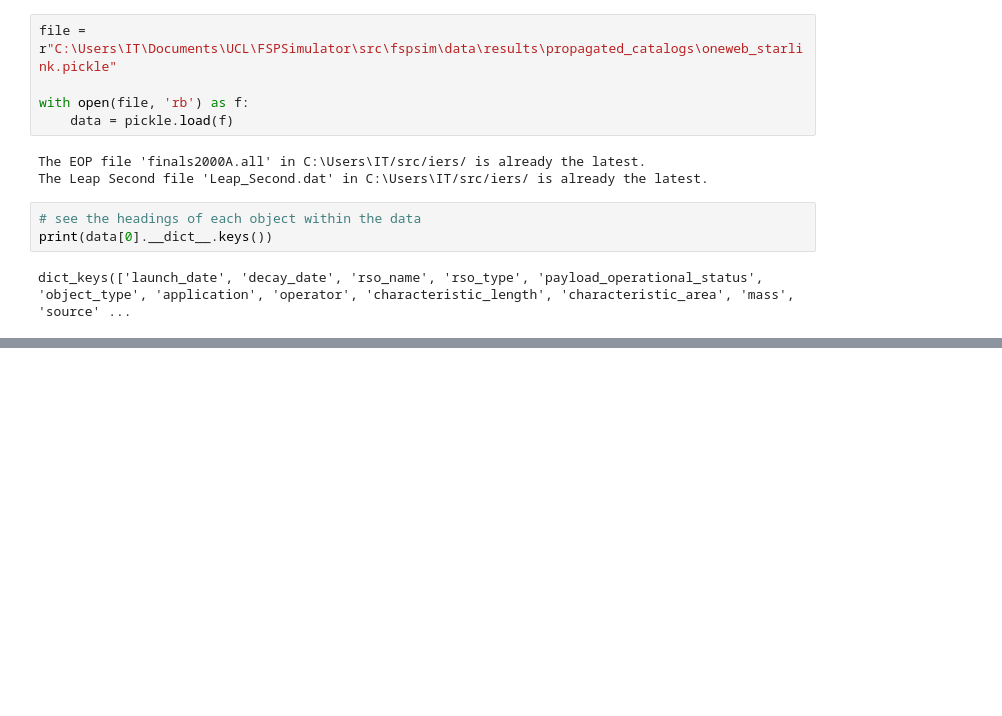
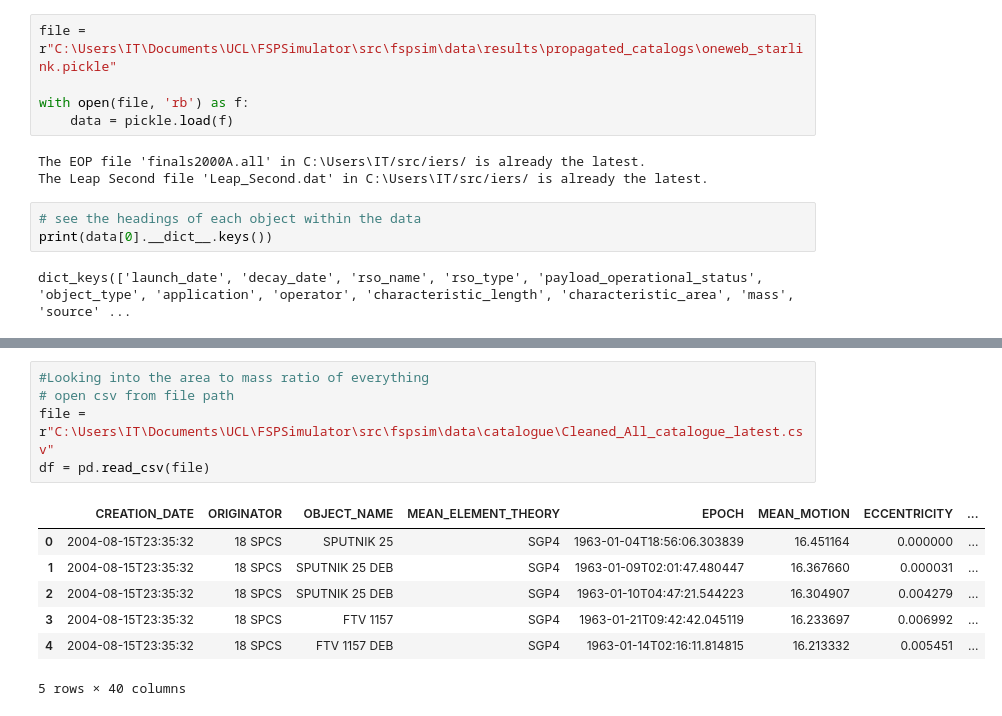
Before and after one commit to ucl-sgnl/FSPSimulator, a Jupyter notebook: src/fspsim/Tester.ipynb, the cells around one changed output, grey strips where cells are left out. Saved outputs shown, nothing was run; the diff lists cells and outputs as text; blank space fills up the shorter version.

```diff
--- a/src/fspsim/Tester.ipynb
+++ b/src/fspsim/Tester.ipynb
@@ -75,0 +115,13 @@ plt.show()
+# %%
+#Looking into the area to mass ratio of everything
+# open csv from file path
+file = r"C:\Users\IT\Documents\UCL\FSPSimulator\src\fspsim\data\catalogue\Cleaned_All_catalogue_latest.csv"
+df = pd.read_csv(file)
+# %% [output]
+|  | CREATION_DATE | ORIGINATOR | OBJECT_NAME | MEAN_ELEMENT_THEORY | EPOCH | MEAN_MOTION | ECCENTRICITY | ... |
+| 0 | 2004-08-15T23:35:32 | 18 SPCS | SPUTNIK 25 | SGP4 | 1963-01-04T18:56:06.303839 | 16.451164 | 0.000000 | ... |
+| 1 | 2004-08-15T23:35:32 | 18 SPCS | SPUTNIK 25 DEB | SGP4 | 1963-01-09T02:01:47.480447 | 16.367660 | 0.000031 | ... |
+| 2 | 2004-08-15T23:35:32 | 18 SPCS | SPUTNIK 25 DEB | SGP4 | 1963-01-10T04:47:21.544223 | 16.304907 | 0.004279 | ... |
+| 3 | 2004-08-15T23:35:32 | 18 SPCS | FTV 1157 | SGP4 | 1963-01-21T09:42:42.045119 | 16.233697 | 0.006992 | ... |
+| 4 | 2004-08-15T23:35:32 | 18 SPCS | FTV 1157 DEB | SGP4 | 1963-01-14T02:16:11.814815 | 16.213332 | 0.005451 | ... |
+5 rows × 40 columns
```
Also changed, not shown: parts of 7 cells of this notebook, 2 other files.
